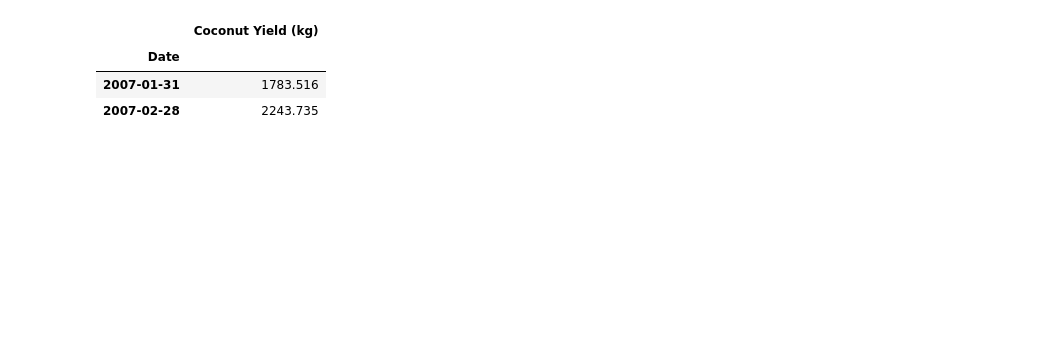
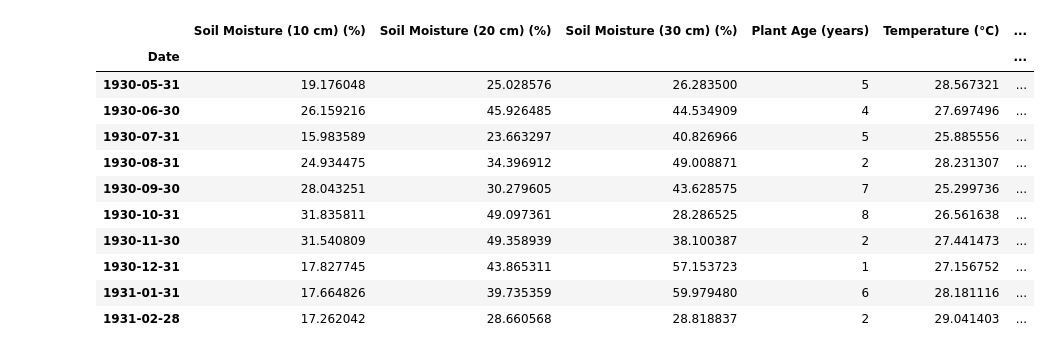
Before and after one commit to thanujaD00/Research_Procjct, a Jupyter notebook: CoconutYieldPrediction/model training.ipynb, the cells around one changed output. Saved outputs shown, nothing was run; the diff lists cells and outputs as text; code cells hidden in the pictures; blank space fills up the shorter version.

```diff
--- a/CoconutYieldPrediction/model training.ipynb
+++ b/CoconutYieldPrediction/model training.ipynb
@@ -7,11 +11,19 @@ from statsmodels.tsa.stattools import adfuller
 from sklearn.metrics import mean_absolute_error, mean_squared_error
 # %%
 # Load the dataset
-df = pd.read_csv('seasonal_coconut_yield_data_2.csv', parse_dates=['Date'], index_col='Date')
+df = pd.read_csv('seasonal_coconut_yield_data_4.csv', parse_dates=['Date'], index_col='Date')
 # %%
-df.head(2)
+df.head(10)
 # %% [output]
-|  | Coconut Yield (kg) |
-| Date |  |
-| 2007-01-31 | 1783.516 |
-| 2007-02-28 | 2243.735 |
+|  | Soil Moisture (10 cm) (%) | Soil Moisture (20 cm) (%) | Soil Moisture (30 cm) (%) | Plant Age (years) | Temperature (°C) | ... |
+| Date |  |  |  |  |  | ... |
+| 1930-05-31 | 19.176048 | 25.028576 | 26.283500 | 5 | 28.567321 | ... |
+| 1930-06-30 | 26.159216 | 45.926485 | 44.534909 | 4 | 27.697496 | ... |
+| 1930-07-31 | 15.983589 | 23.663297 | 40.826966 | 5 | 25.885556 | ... |
+| 1930-08-31 | 24.934475 | 34.396912 | 49.008871 | 2 | 28.231307 | ... |
+| 1930-09-30 | 28.043251 | 30.279605 | 43.628575 | 7 | 25.299736 | ... |
+| 1930-10-31 | 31.835811 | 49.097361 | 28.286525 | 8 | 26.561638 | ... |
+| 1930-11-30 | 31.540809 | 49.358939 | 38.100387 | 2 | 27.441473 | ... |
+| 1930-12-31 | 17.827745 | 43.865311 | 57.153723 | 1 | 27.156752 | ... |
+| 1931-01-31 | 17.664826 | 39.735359 | 59.979480 | 6 | 28.181116 | ... |
+| 1931-02-28 | 17.262042 | 28.660568 | 28.818837 | 2 | 29.041403 | ... |
```
Also changed, not shown: parts of 17 cells of this notebook, 18 other files.
